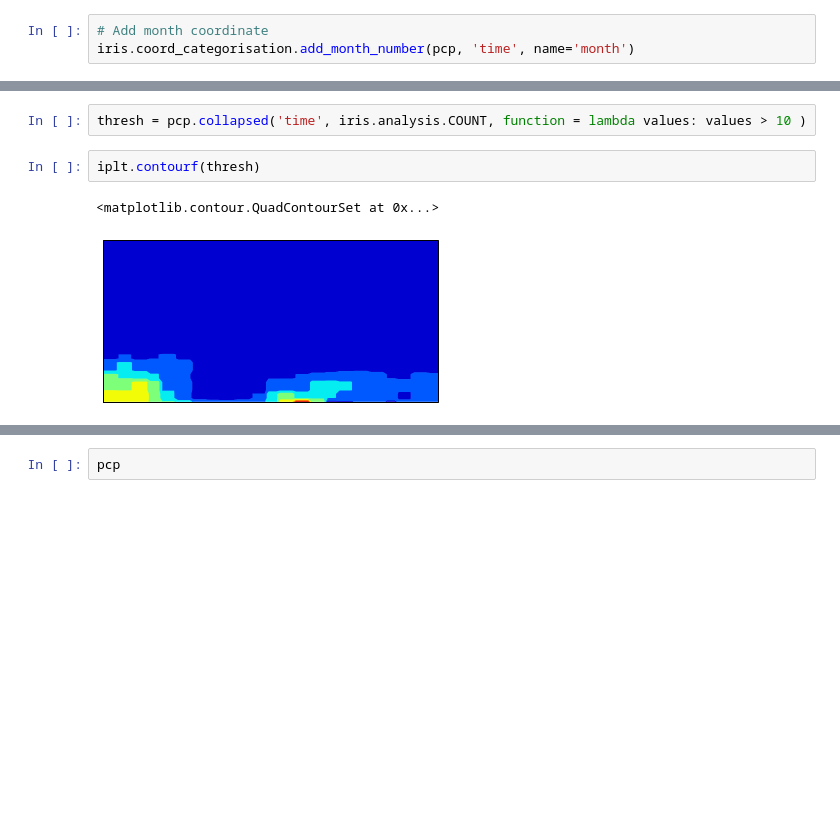
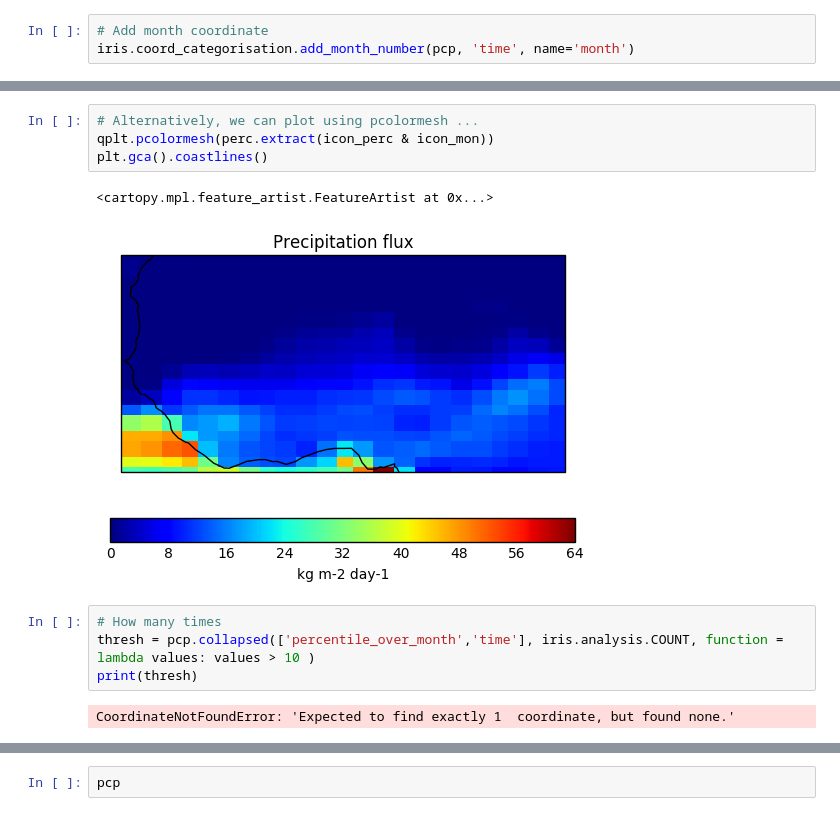
Before and after one commit to AMMA-2050/metrics_workshop, a Jupyter notebook: notebooks/homework_to_be.ipynb, the cells around one changed output, grey strips where cells are left out. Cells and saved outputs as stored; diff of their text form; blank space fills up the shorter version.

```diff
--- a/notebooks/homework_to_be.ipynb
+++ b/notebooks/homework_to_be.ipynb
@@ -64,7 +137,13 @@ iplt.contourf(perc[7])
+# %%
+# Alternatively, we can plot using pcolormesh ...
+qplt.pcolormesh(perc.extract(icon_perc & icon_mon))
+plt.gca().coastlines()
+# %% [output]
+<cartopy.mpl.feature_artist.FeatureArtist at 0x...>
+[figure, added]
 # %%
-thresh = pcp.collapsed('time', iris.analysis.COUNT, function = lambda values: values > 10 )
+# How many times
+thresh = pcp.collapsed(['percentile_over_month','time'], iris.analysis.COUNT, function = lambda values: values > 10 )
+print(thresh)
+# %% [output]
+CoordinateNotFoundError: 'Expected to find exactly 1  coordinate, but found none.'
-# %%
-iplt.contourf(thresh)
-# %% [output]
-<matplotlib.contour.QuadContourSet at 0x...>
-[figure, removed]
```
Also changed, not shown: parts of 14 cells of this notebook.
